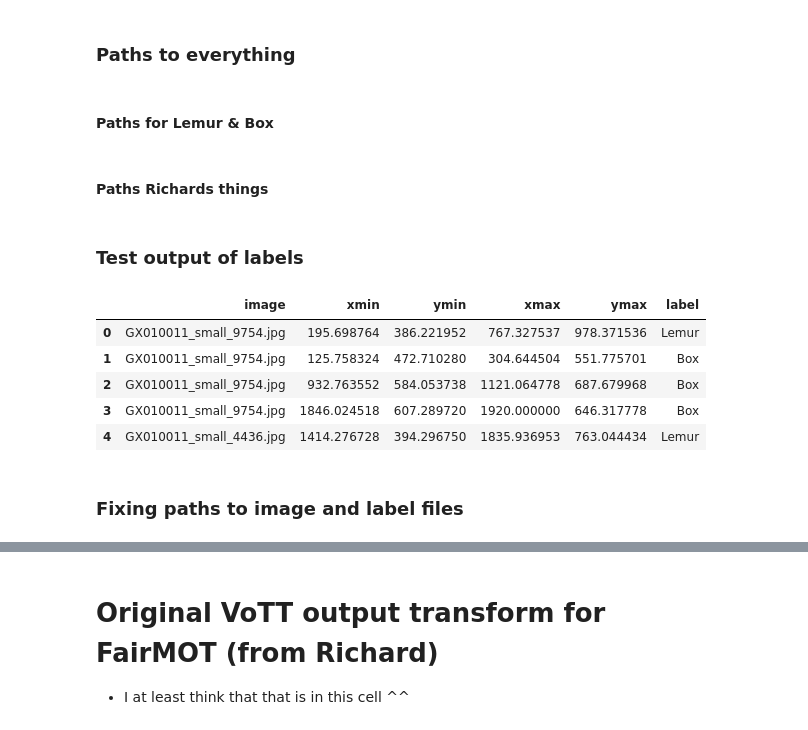
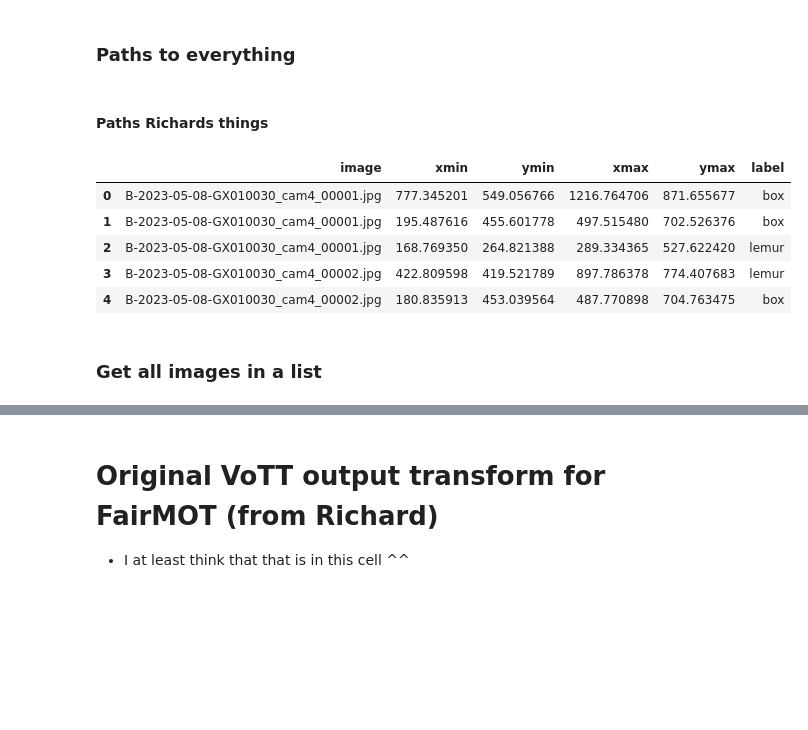
Before and after one commit to ecker-lab/PriMAT-tracking, a Jupyter notebook: notebooks/create_labels_own-mc.ipynb, the cells around one changed output, grey strips where cells are left out. Drawn from its saved outputs; the diff is of its cells as text; code cells hidden in the pictures; blank space fills up the shorter version.

```diff
--- a/notebooks/create_labels_own-mc.ipynb
+++ b/notebooks/create_labels_own-mc.ipynb
@@ -21,5 +14,3 @@ os.getcwd()
 After labeling with VoTT, we obtain a .csv file, which we convert into many .txt files, one file for every frame. These will be saved in a folder called labels_with_ids (if it does not exist you have to create it.
 # %% [markdown]
 ### Paths to everything
-# %% [markdown]
-#### Paths for Lemur & Box
@@ -29,5 +17,15 @@ data_out = Path("/home/matthias/storage/datasets/lemur_box/train/")
 # %% [markdown]
 #### Paths Richards things
 # %%
-data_root = Path("/usr/users/vogg/Labelling/Lemurs/Individual_imgs/cleaned_labels1")
+#path to image and label folder
+data_root = Path("/usr/users/vogg/Labelling/Lemurs/LemurBoxTracking/LemurBoxApr23/")
 #data_root = Path("/usr/users/agecker/datasets/MacaqueImagePairs/")
+labels = pd.read_csv(data_root / "LemurBoxApr23-export.csv")
+labels.head()
+# %% [output]
+|  | image | xmin | ymin | xmax | ymax | label |
+| 0 | B-2023-05-08-GX010030_cam4_00001.jpg | 777.345201 | 549.056766 | 1216.764706 | 871.655677 | box |
+| 1 | B-2023-05-08-GX010030_cam4_00001.jpg | 195.487616 | 455.601778 | 497.515480 | 702.526376 | box |
+| 2 | B-2023-05-08-GX010030_cam4_00001.jpg | 168.769350 | 264.821388 | 289.334365 | 527.622420 | lemur |
+| 3 | B-2023-05-08-GX010030_cam4_00002.jpg | 422.809598 | 419.521789 | 897.786378 | 774.407683 | lemur |
+| 4 | B-2023-05-08-GX010030_cam4_00002.jpg | 180.835913 | 453.039564 | 487.770898 | 704.763475 | box |
@@ -36,2 +31,0 @@ labels = pd.read_csv(data_root / "Images_hard-export.csv")
-# %% [markdown]
-### Test output of labels
@@ -42,12 +32,3 @@ labels = pd.read_csv(data_root / "Images_hard-export.csv")
-# %%
-labels.head()
-# %% [output]
-|  | image | xmin | ymin | xmax | ymax | label |
-| 0 | GX010011_small_9754.jpg | 195.698764 | 386.221952 | 767.327537 | 978.371536 | Lemur |
-| 1 | GX010011_small_9754.jpg | 125.758324 | 472.710280 | 304.644504 | 551.775701 | Box |
-| 2 | GX010011_small_9754.jpg | 932.763552 | 584.053738 | 1121.064778 | 687.679968 | Box |
-| 3 | GX010011_small_9754.jpg | 1846.024518 | 607.289720 | 1920.000000 | 646.317778 | Box |
-| 4 | GX010011_small_4436.jpg | 1414.276728 | 394.296750 | 1835.936953 | 763.044434 | Lemur |
 # %% [markdown]
-### Fixing paths to image and label files
+### Get all images in a list
 # %%
```
Also changed, not shown: parts of 32 cells of this notebook, 36 other files.
